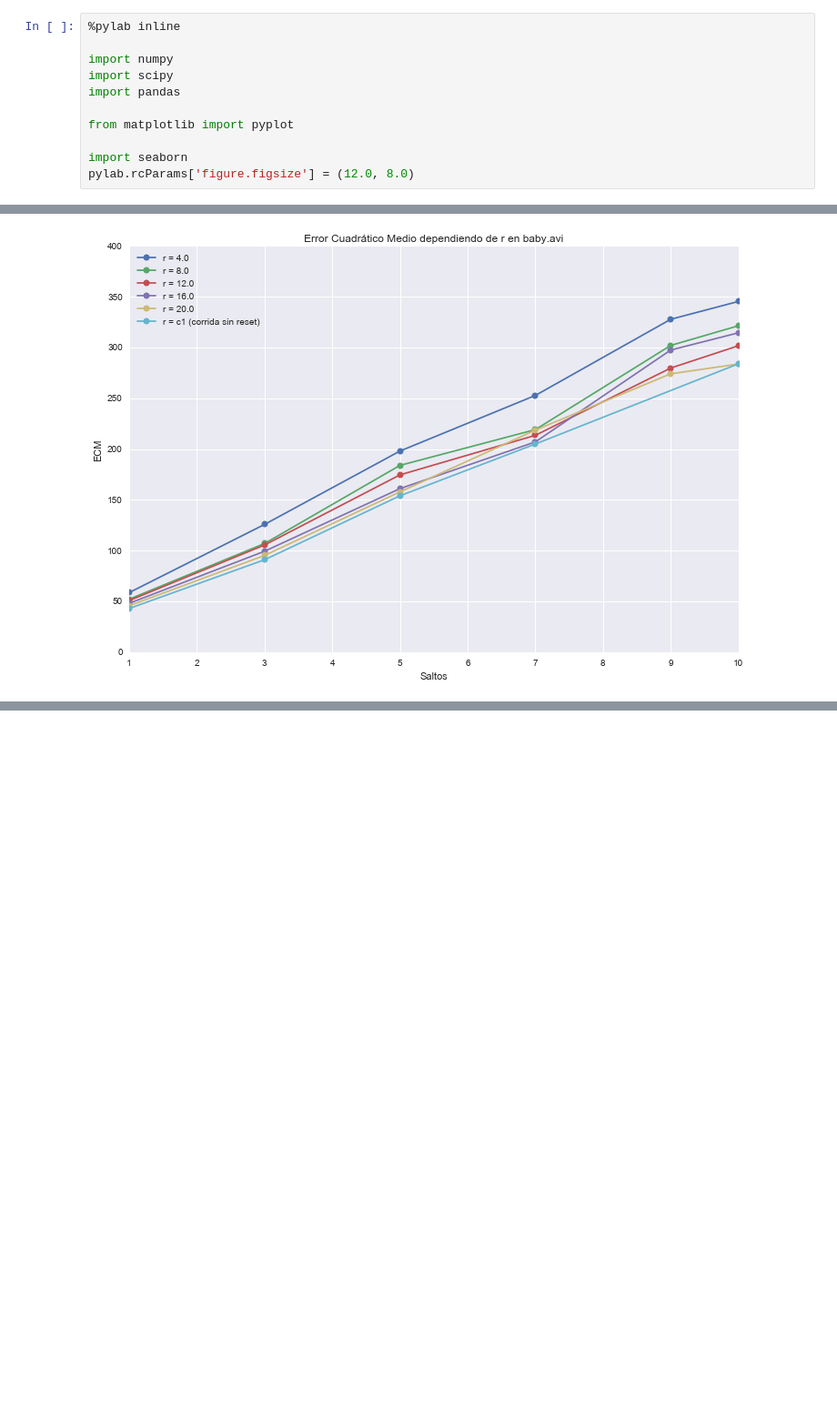
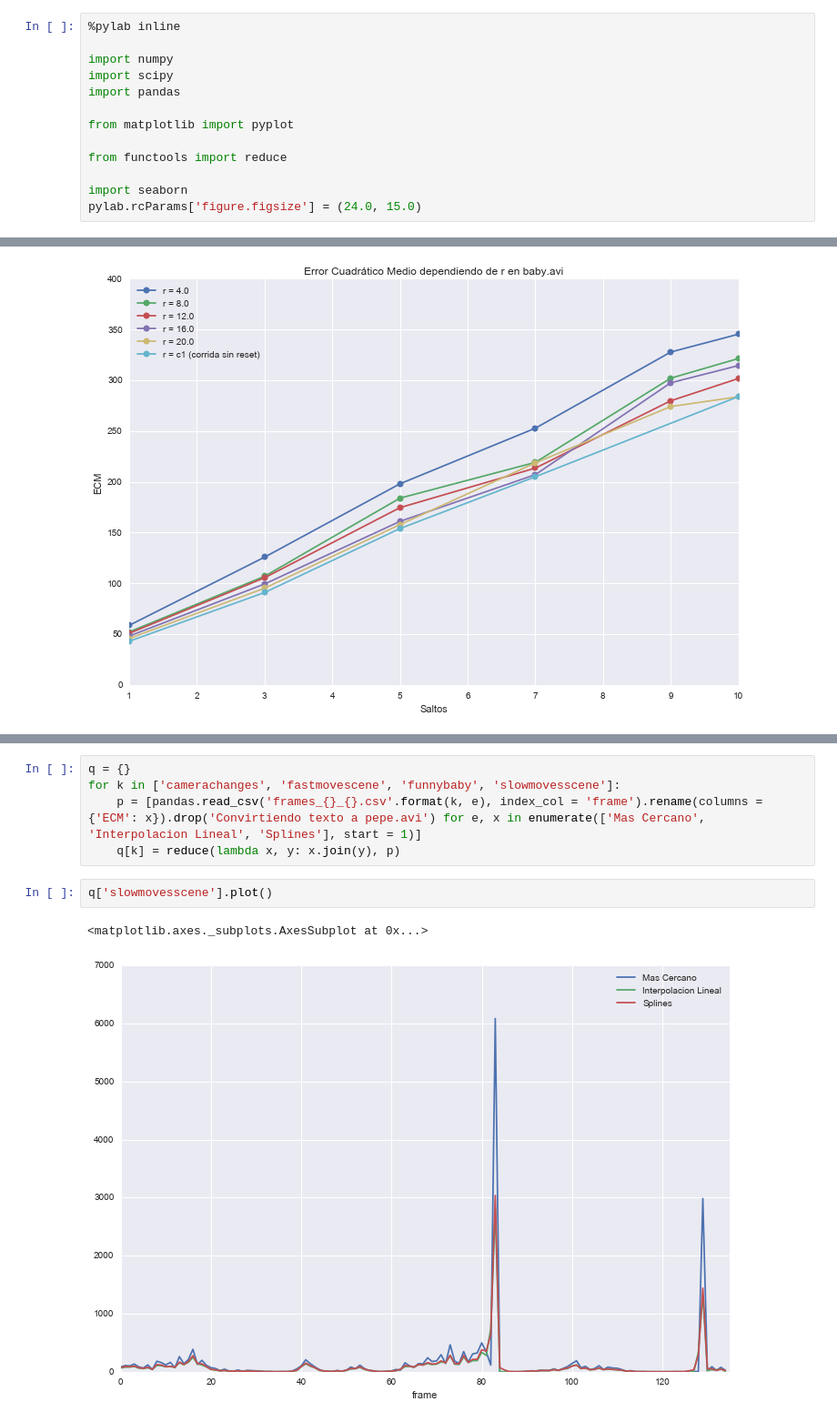
Before and after one commit to Fixman/metnum-TP3, a Jupyter notebook: src/resultados/Analisis_Cualquiera.ipynb, the cells around one changed output, grey strips where cells are left out. Shown at 91% size. Saved outputs shown, nothing was run; the diff lists cells and outputs as text; blank space fills up the shorter version.

Commit message:
Agregando resultados de ECM frame a frame.

```diff
--- a/src/resultados/Analisis_Cualquiera.ipynb
+++ b/src/resultados/Analisis_Cualquiera.ipynb
@@ -7,8 +7,10 @@ import pandas
 
 from matplotlib import pyplot
 
+from functools import reduce
+
 import seaborn
-pylab.rcParams['figure.figsize'] = (12.0, 8.0)
+pylab.rcParams['figure.figsize'] = (24.0, 15.0)
 # %% [output]
 Populating the interactive namespace from numpy and matplotlib
 # %%
@@ -136,0 +145,10 @@ pyplot.savefig('ecm_reset.png', bbox_inches = 'tight')
+# %%
+q = {}
+for k in ['camerachanges', 'fastmovescene', 'funnybaby', 'slowmovesscene']:
+    p = [pandas.read_csv('frames_{}_{}.csv'.format(k, e), index_col = 'frame').rename(columns = {'ECM': x}).drop('Convirtiendo texto a pepe.avi') for e, x in enumerate(['Mas Cercano', 'Interpolacion Lineal', 'Splines'], start = 1)]
+    q[k] = reduce(lambda x, y: x.join(y), p)
+# %%
+q['slowmovesscene'].plot()
+# %% [output]
+<matplotlib.axes._subplots.AxesSubplot at 0x...>
+[figure, added]
```
Also changed, not shown: parts of 10 cells of this notebook, 14 other files.
